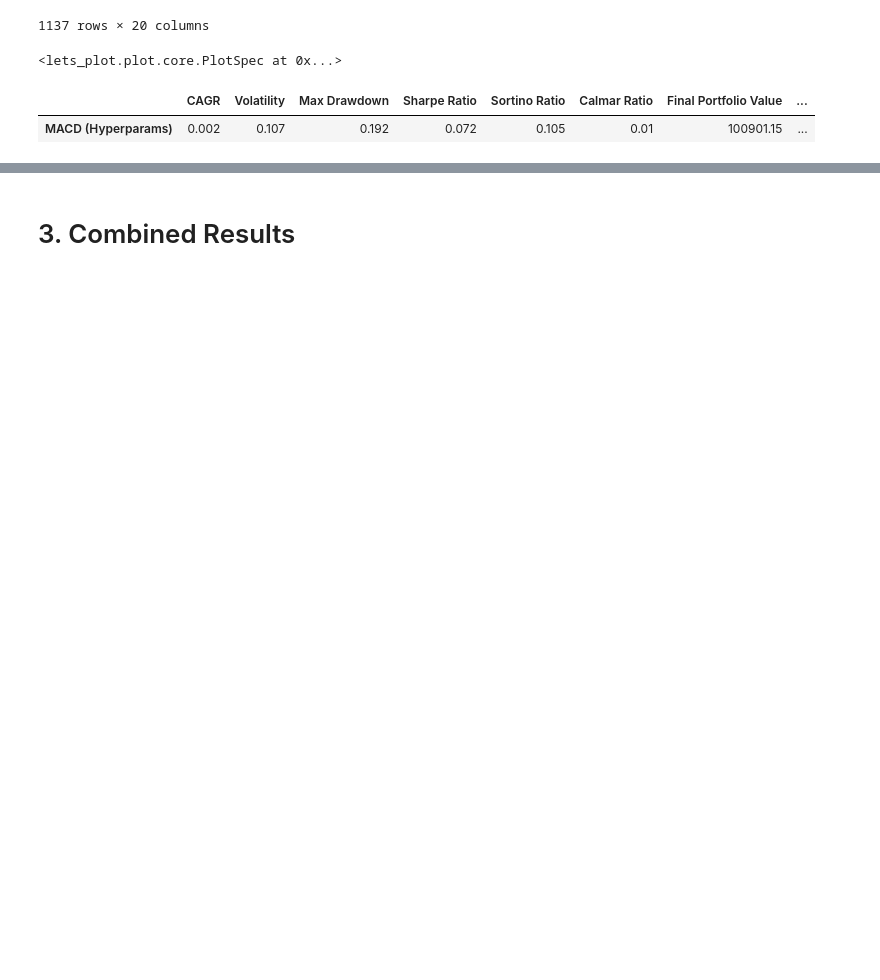
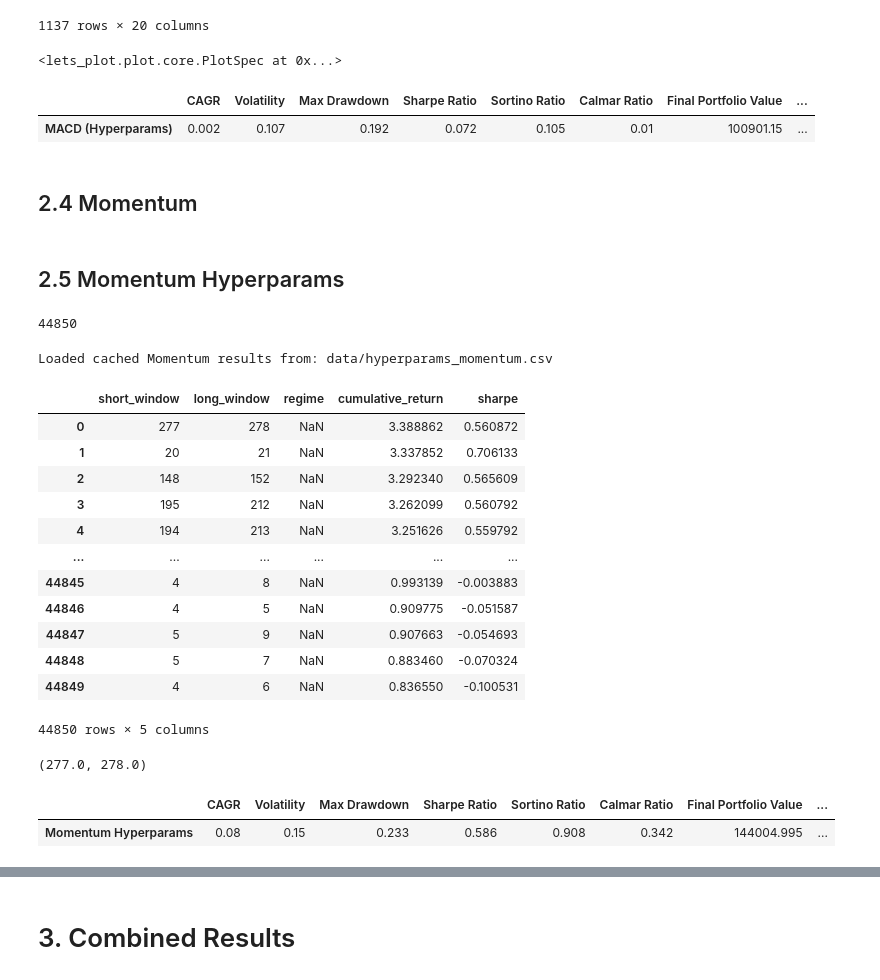
Before and after one commit to njh18/qf627-project, a Jupyter notebook: QF627_group_9_combined.ipynb, the cells around one changed output, grey strips where cells are left out. Saved outputs shown, nothing was run; the diff lists cells and outputs as text; code cells hidden in the pictures; blank space fills up the shorter version.

```diff
--- a/QF627_group_9_combined.ipynb
+++ b/QF627_group_9_combined.ipynb
@@ -664,3 +651,5 @@ vol_clustering_macd_metric
 | MACD (Hyperparams) | 0.002 | 0.107 | 0.192 | 0.072 | 0.105 | 0.01 | 100901.15 | ... |
 # %%
 combined_results.append(vol_clustering_macd_metric)
+# %% [markdown]
+## 2.4 Momentum
@@ -666,0 +658,50 @@ combined_results.append(vol_clustering_macd_metric)
+# %% [markdown]
+## 2.5 Momentum Hyperparams
+# %%
+short_windows = np.arange(1,301)
+long_windows  = np.arange(1,301)
+momentum_tasks = [
+    (s, l)
+    for s in short_windows
+    for l in long_windows
+    if l > s
+]
+
+len(momentum_tasks)
+# %% [output]
+44850
+# %%
+momentum_hyperparam_df =\
+(
+    run_momentum_hyperparam_search(
+        df = df_train,
+        price_col='Close',
+        momentum_task_list=momentum_tasks,
+        starting_capital=starting_capital,
+        allow_short=False,
+        cache_file = "data/hyperparams_momentum.csv"
+    )
+)
+
+momentum_hyperparam_df
+# %% [output]
+Loaded cached Momentum results from: data/hyperparams_momentum.csv
+|  | short_window | long_window | regime | cumulative_return | sharpe |
+| 0 | 277 | 278 | NaN | 3.388862 | 0.560872 |
+| 1 | 20 | 21 | NaN | 3.337852 | 0.706133 |
+| 2 | 148 | 152 | NaN | 3.292340 | 0.565609 |
+| 3 | 195 | 212 | NaN | 3.262099 | 0.560792 |
+| 4 | 194 | 213 | NaN | 3.251626 | 0.559792 |
+| ... | ... | ... | ... | ... | ... |
+| 44845 | 4 | 8 | NaN | 0.993139 | -0.003883 |
+| 44846 | 4 | 5 | NaN | 0.909775 | -0.051587 |
+| 44847 | 5 | 9 | NaN | 0.907663 | -0.054693 |
+| 44848 | 5 | 7 | NaN | 0.883460 | -0.070324 |
+| 44849 | 4 | 6 | NaN | 0.836550 | -0.100531 |
+44850 rows × 5 columns
+# %%
+best_momentum = momentum_hyperparam_df.iloc[0]
+best_short, best_long = best_momentum['short_window'], best_momentum['long_window']
+best_short, best_long
+# %% [output]
+(277.0, 278.0)
@@ -666,0 +725,13 @@ combined_results.append(vol_clustering_macd_metric)
+# %%
+momentum_hyperparam_metrics =\
+(
+    compute_performance_metrics(
+        best_momentum_df['strategy_returns'],
+        initial_capital=starting_capital,
+        strategy='Momentum Hyperparams'
+    )
+)
+momentum_hyperparam_metrics
+# %% [output]
+|  | CAGR | Volatility | Max Drawdown | Sharpe Ratio | Sortino Ratio | Calmar Ratio | Final Portfolio Value | ... |
+| Momentum Hyperparams | 0.08 | 0.15 | 0.233 | 0.586 | 0.908 | 0.342 | 144004.995 | ... |
```
Also changed, not shown: parts of 14 cells of this notebook, 3 other files.
